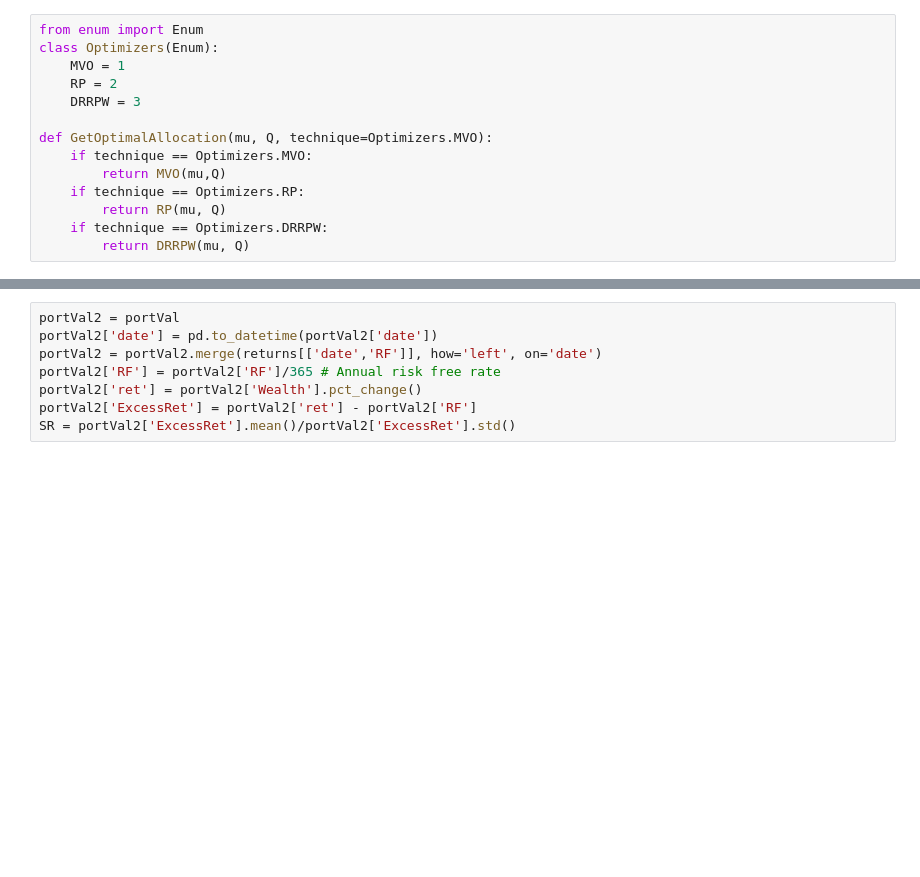
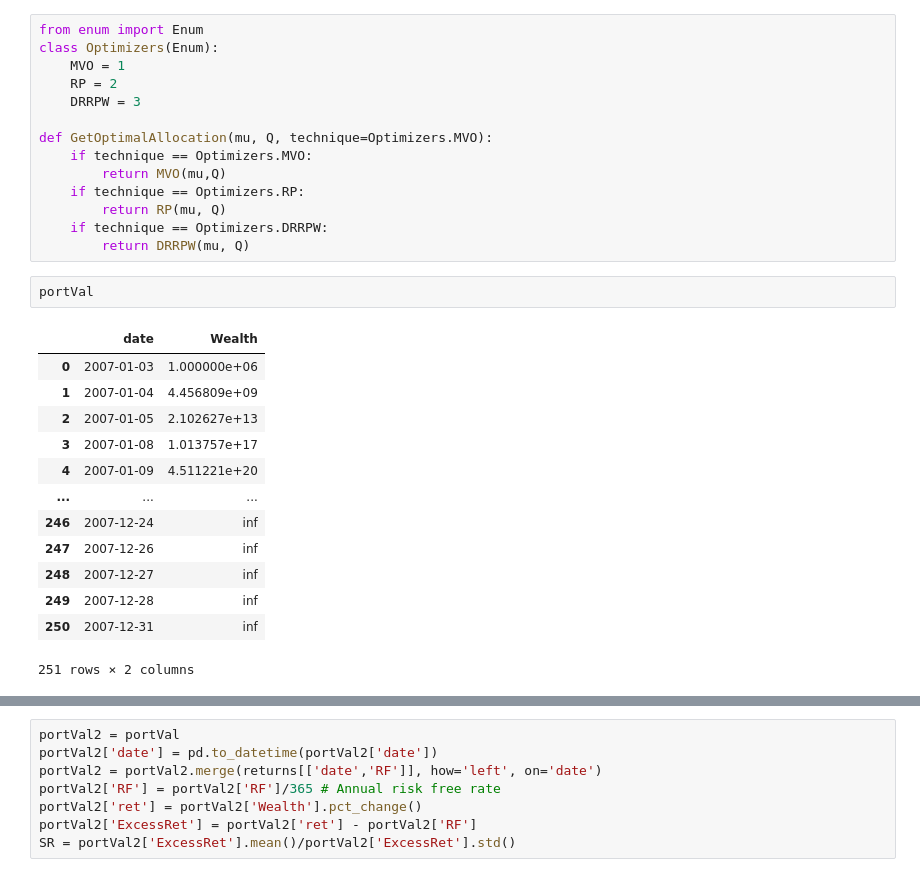
Before and after one commit to rafayk7/meta-portfolio-optimization, a Jupyter notebook: ActualWork/Explore/ExploreData.ipynb, the cells around one changed output, grey strips where cells are left out. Cells and saved outputs as stored; diff of their text form; blank space fills up the shorter version.

```diff
--- a/ActualWork/Explore/ExploreData.ipynb
+++ b/ActualWork/Explore/ExploreData.ipynb
@@ -293,6 +295,22 @@ def GetOptimalAllocation(mu, Q, technique=Optimizers.MVO):
         return RP(mu, Q)
     if technique == Optimizers.DRRPW:
         return DRRPW(mu, Q)
+# %%
+portVal
+# %% [output]
+|  | date | Wealth |
+| 0 | 2007-01-03 | 1.000000e+06 |
+| 1 | 2007-01-04 | 4.456809e+09 |
+| 2 | 2007-01-05 | 2.102627e+13 |
+| 3 | 2007-01-08 | 1.013757e+17 |
+| 4 | 2007-01-09 | 4.511221e+20 |
+| ... | ... | ... |
+| 246 | 2007-12-24 | inf |
+| 247 | 2007-12-26 | inf |
+| 248 | 2007-12-27 | inf |
+| 249 | 2007-12-28 | inf |
+| 250 | 2007-12-31 | inf |
+251 rows × 2 columns
 # %%
 from tqdm import tqdm
 from functools import partial
```
Also changed, not shown: parts of 4 cells of this notebook, 2 other files.
